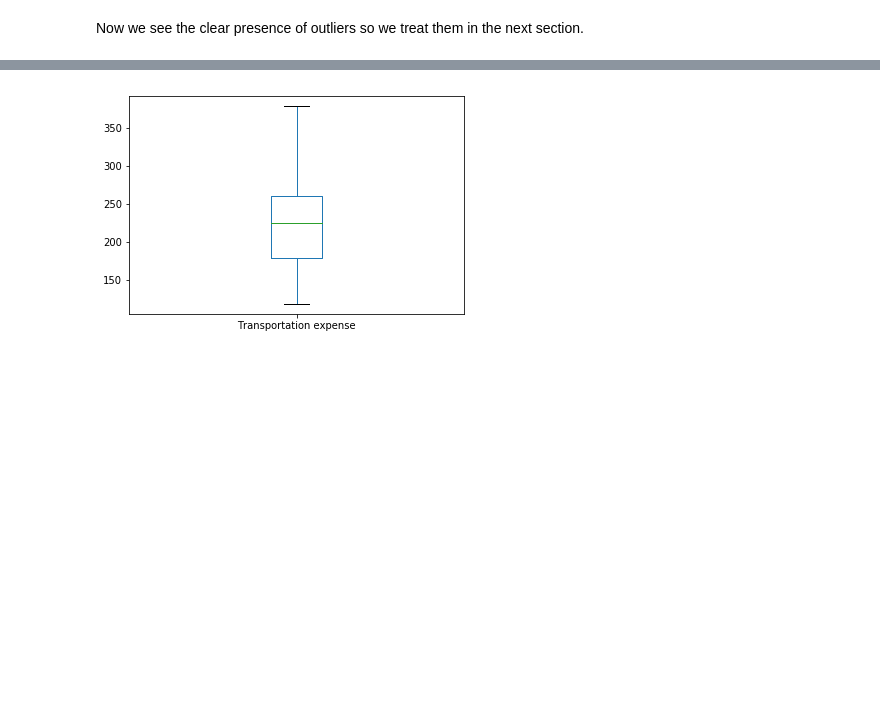
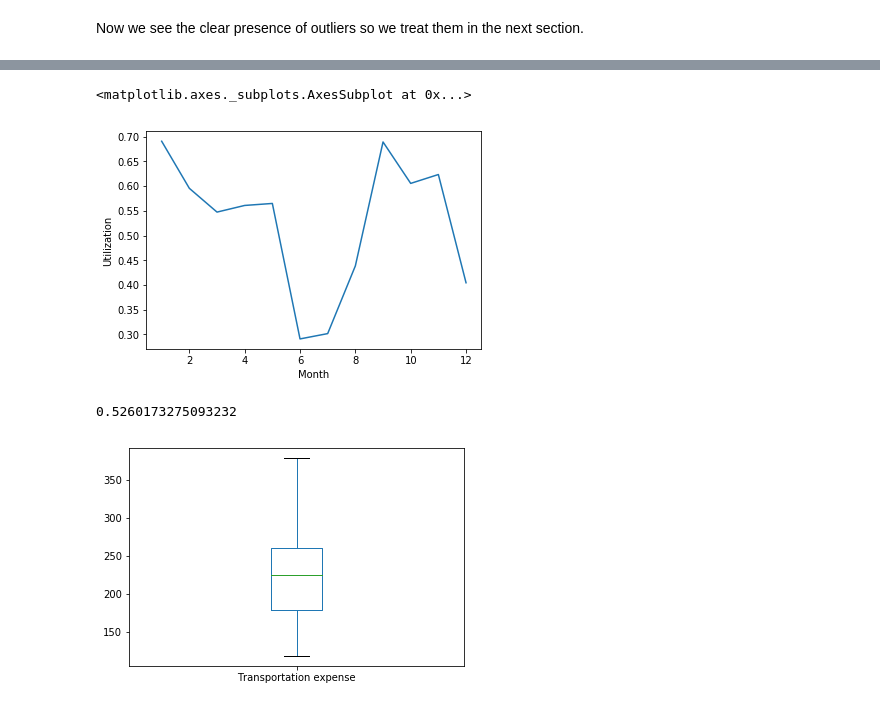
Before and after one commit to ytnvj2/employee-absenteeism, a Jupyter notebook: notebooks/Exploratory Data Analysis.ipynb, the cells around one changed output, grey strips where cells are left out. Saved outputs shown, nothing was run; the diff lists cells and outputs as text; code cells hidden in the pictures; blank space fills up the shorter version.

```diff
--- a/notebooks/Exploratory Data Analysis.ipynb
+++ b/notebooks/Exploratory Data Analysis.ipynb
@@ -262,0 +276,2 @@ See the caveats in the documentation: http://pandas.pydata.org/pandas-docs/stabl
+# %%
+df['Utilization']=(df['Service time']-df['Absenteeism time in hours'])/df['Service time']
@@ -263,3 +304,20 @@ See the caveats in the documentation: http://pandas.pydata.org/pandas-docs/stabl
+# %%
+month_utilization=[]
+for i in df['Month of absence'].unique():
+    month_utilization.append([i,df.loc[df['Month of absence']==i,'Utilization'].mean()])
+# %%
+month_util=pd.DataFrame(month_utilization,columns=['Month','Utilization'])
+# %%
+month_util=month_util.sort_values(by='Month')
+# %%
+sns.lineplot(x=month_util['Month'],y=month_util['Utilization'])
+# %% [output]
+<matplotlib.axes._subplots.AxesSubplot at 0x...>
+[figure, added]
+# %%
+month_util['Utilization'].mean()
+# %% [output]
+0.5260173275093232
 # %%
 for i in num_cols:
     df_o[i].plot(kind='box')
```
Also changed, not shown: parts of 4 cells of this notebook, 1 other file.
